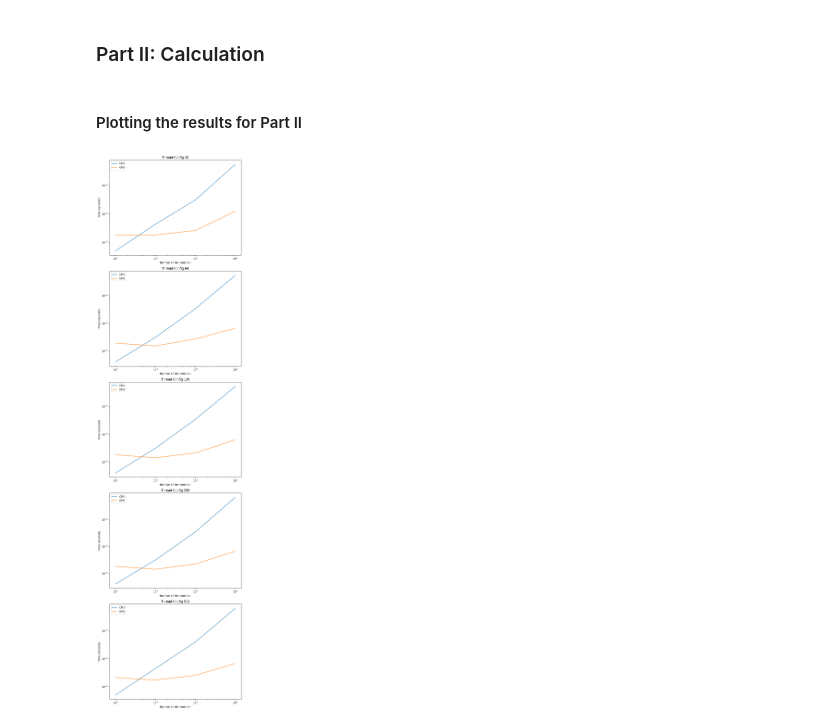
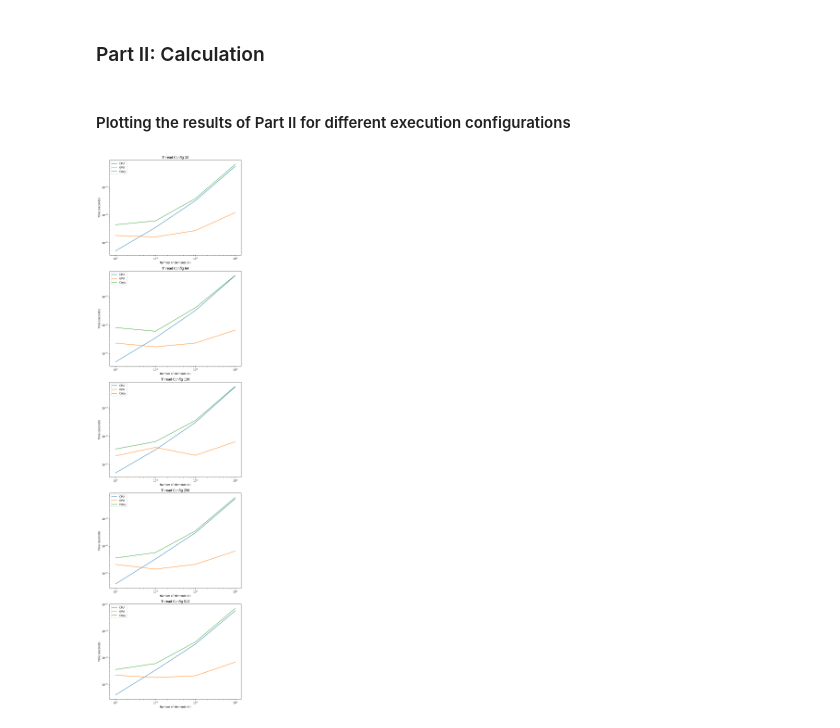
Before and after one commit to aliasgharchakera/GPU-Spring24-Assignment01, a Jupyter notebook: AY06993_Assgn1.ipynb, the cells around one changed output. Cells and saved outputs as stored; diff of their text form; code cells hidden in the pictures.

```diff
--- a/AY06993_Assgn1.ipynb
+++ b/AY06993_Assgn1.ipynb
@@ -320,7 +323,7 @@ int main() {
     return 0;
 }
 # %% [markdown]
-#### Plotting the results for Part II
+#### Plotting the results of Part II for different execution configurations
 # %%
 import matplotlib.pyplot as plt
 import numpy as np
@@ -335,6 +338,7 @@ thread_configs = []
 num_blocks_per_grids = []
 cpu_times = []
 gpu_times = []
+copy_times = []
 for line in data:
     line = line.strip()
     values = line.split('\t')
@@ -343,34 +347,36 @@ for line in data:
     num_blocks_per_grids.append(int(values[2]))
     cpu_times.append(float(values[3]))
     gpu_times.append(float(values[4]))
+    copy_times.append(float(values[5]))
 
 # Create a color map for different thread configs
 color_map = plt.get_cmap('tab10')
 
 # Get unique thread configs
 unique_thread_configs = (list(set(thread_configs)))
 unique_thread_configs.sort()
 
 # Create subplots for each thread config
 fig, axs = plt.subplots(len(unique_thread_configs), 1, figsize=(8, 6 * len(unique_thread_configs)))
 
 # Plot for each thread config
 for i, config in enumerate(unique_thread_configs):
     indices = [j for j, x in enumerate(thread_configs) if x == config]
     ax = axs[i]
     ax.plot(np.array(sizes)[indices], np.array(cpu_times)[indices], label='CPU', color=color_map(0))
     ax.plot(np.array(sizes)[indices], np.array(gpu_times)[indices], label='GPU', color=color_map(1))
+    ax.plot(np.array(sizes)[indices], np.array(copy_times)[indices], label='Copy', color=color_map(2))
     ax.set_xlabel('Number of elements (N)')
     ax.set_ylabel('Time (seconds)')
     ax.set_xscale('log')
     ax.set_yscale('log')
     ax.set_title(f'Thread Config {config}')
     ax.legend(loc='upper left')
 
 # Adjust spacing between subplots
 plt.tight_layout()
 
 # Show the plot
 plt.show()
 # %% [output]
-[figure, old version]
+[figure, new version]
```
Also changed, not shown: parts of 9 cells of this notebook.
